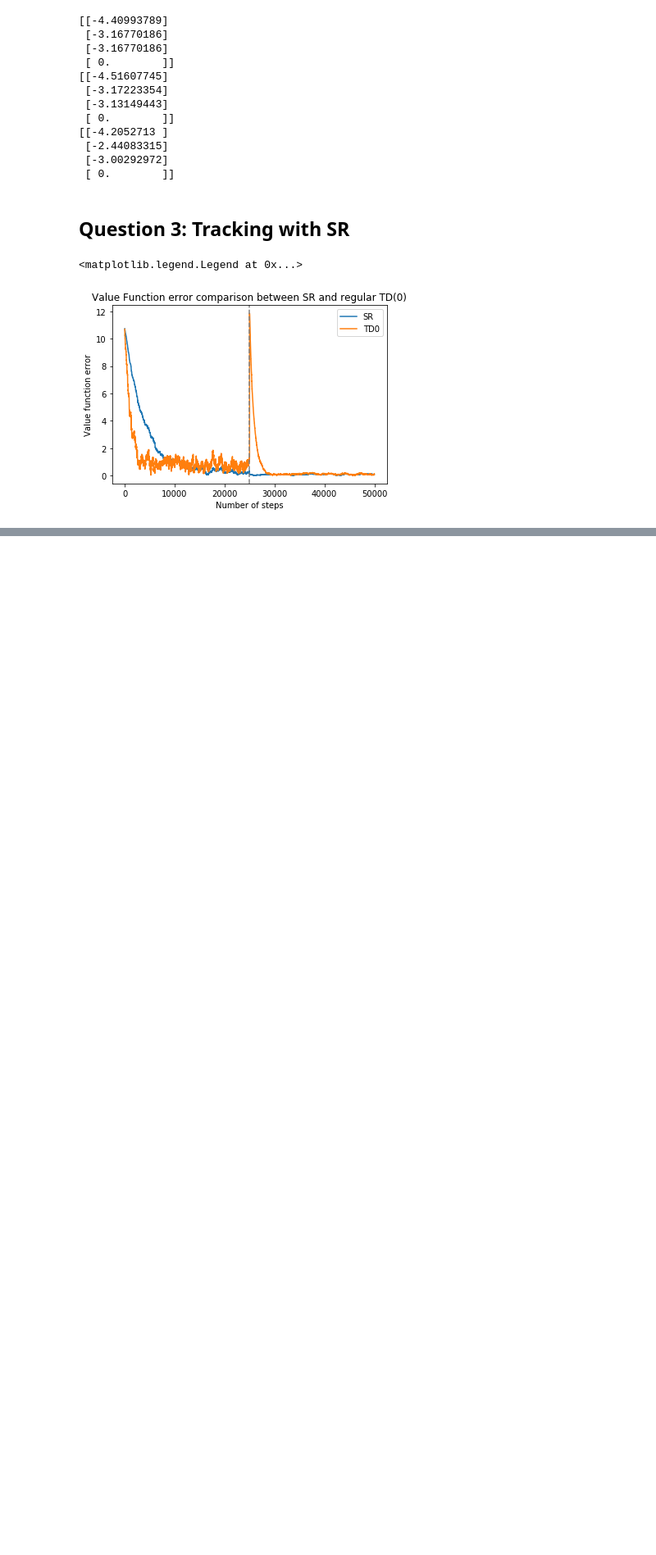
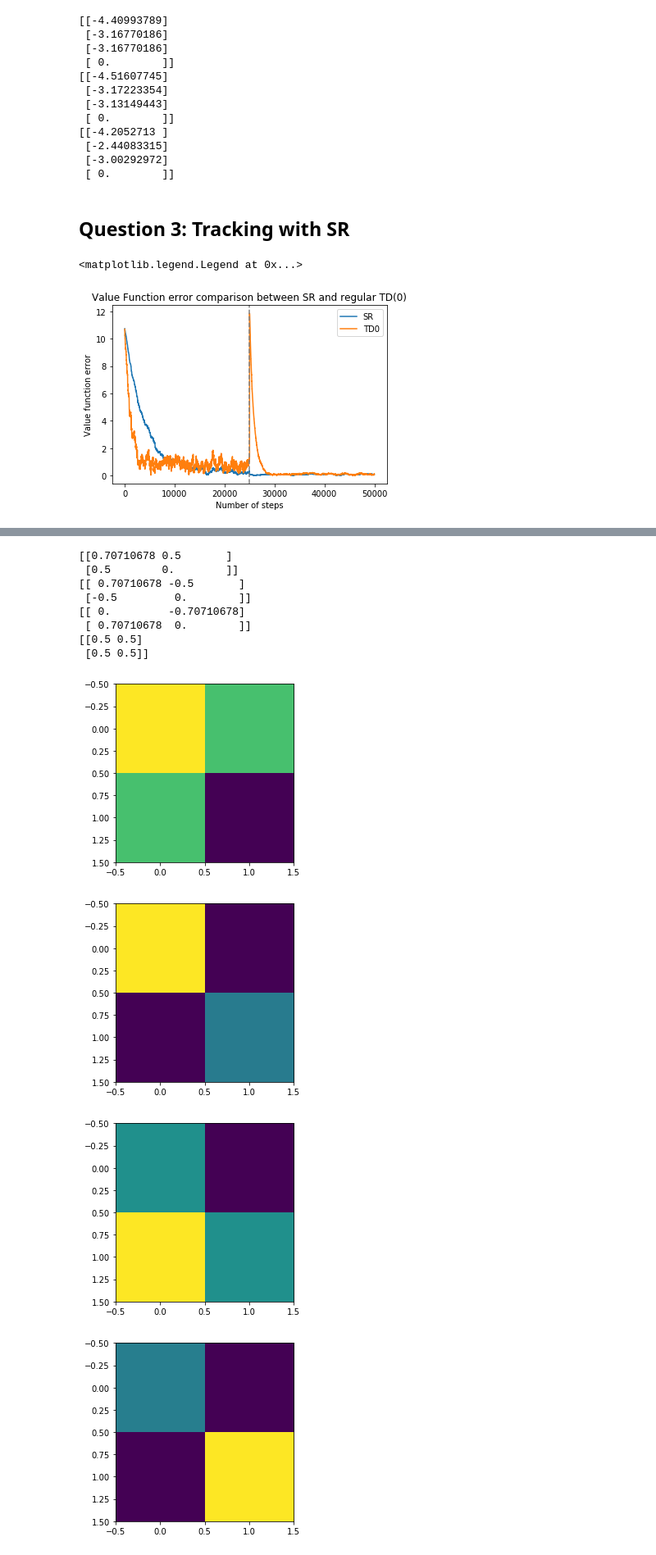
Before and after one commit to rllabmcgill/gvfs-and-sr-dayan-hunt, a Jupyter notebook: Learning_SR.ipynb, the cells around one changed output, grey strips where cells are left out. Shown at 82% size. Drawn from its saved outputs; the diff is of its cells as text; code cells hidden in the pictures; blank space fills up the shorter version.

```diff
--- a/Learning_SR.ipynb
+++ b/Learning_SR.ipynb
@@ -148,0 +151,3 @@ plt.legend()
+# %%
+eig_vals, eig_vecs = np.linalg.eig(exact_Phi_pi)
+print(eig_vecs)
@@ -148,0 +159,19 @@ plt.legend()
+# %%
+for vec in eig_vecs.T:
+    new_vec = vec.reshape([2,2])
+    print(new_vec)
+    plt.figure()
+    plt.imshow(new_vec)
+# %% [output]
+[[0.70710678 0.5       ]
+ [0.5        0.        ]]
+[[ 0.70710678 -0.5       ]
+ [-0.5         0.        ]]
+[[ 0.         -0.70710678]
+ [ 0.70710678  0.        ]]
+[[0.5 0.5]
+ [0.5 0.5]]
+[figure, added]
+[figure, added]
+[figure, added]
+[figure, added]
```
Also changed, not shown: parts of 2 cells of this notebook.
